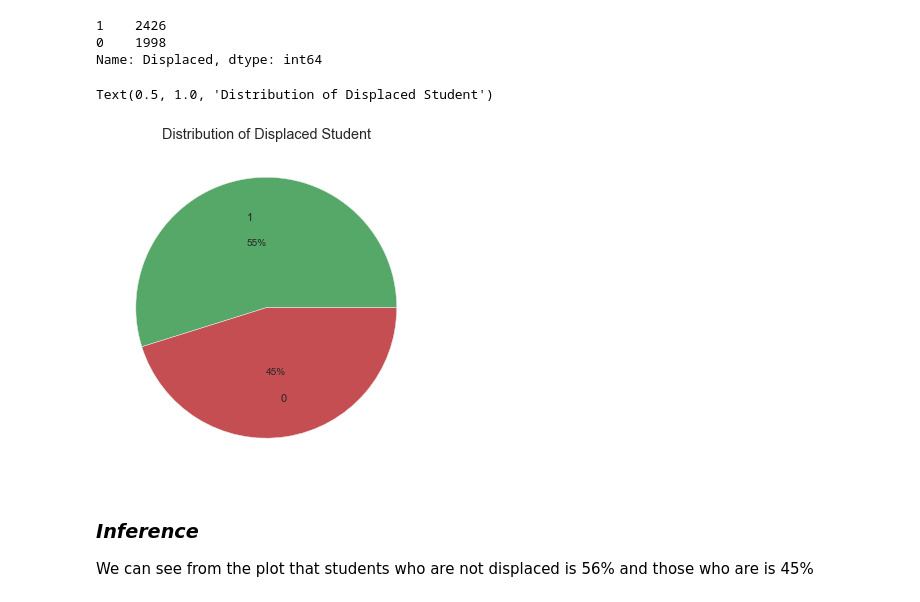
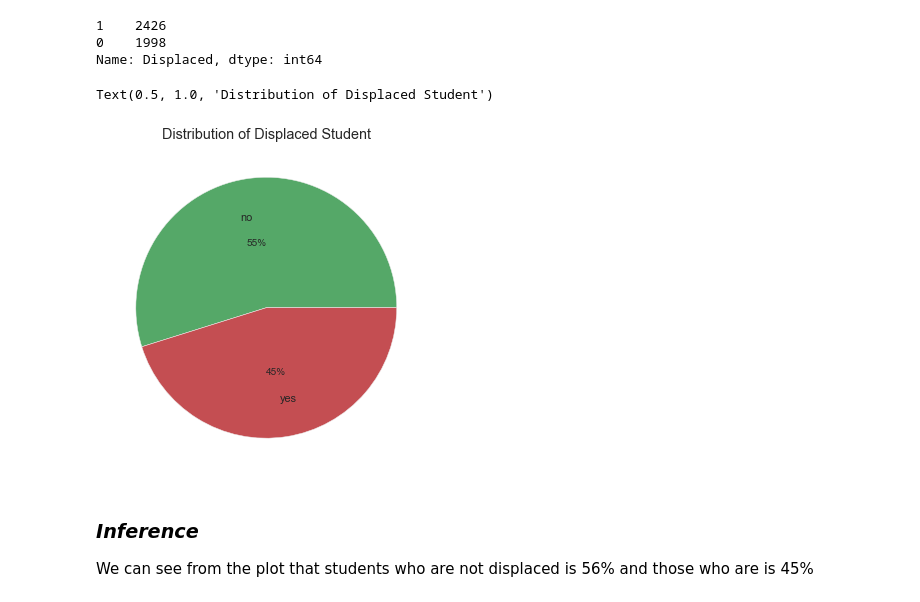
Before and after one commit to joyjoseph/Predicting-Student-Academic-Performance, a Jupyter notebook: Student_Performance.ipynb, the cells around one changed output. Cells and saved outputs as stored; diff of their text form; code cells hidden in the pictures.

```diff
--- a/Student_Performance.ipynb
+++ b/Student_Performance.ipynb
@@ -822,11 +731,11 @@ df.Displaced.value_counts()
 Name: Displaced, dtype: int64
 # %%
 plt.figure(figsize=(6,6))
-plt.pie(x=[2426, 1998], labels=['1','0'], autopct='%1.0f%%', pctdistance=0.5,labeldistance=0.7,colors=['g','r'])
+plt.pie(x=[2426, 1998], labels=['no','yes'], autopct='%1.0f%%', pctdistance=0.5,labeldistance=0.7,colors=['g','r'])
 plt.title('Distribution of Displaced Student')
 # %% [output]
 Text(0.5, 1.0, 'Distribution of Displaced Student')
-[figure, old version]
+[figure, new version]
 # %% [markdown]
 ### *Inference*
 
```
Also changed, not shown: parts of 91 cells of this notebook, 3 other files.
